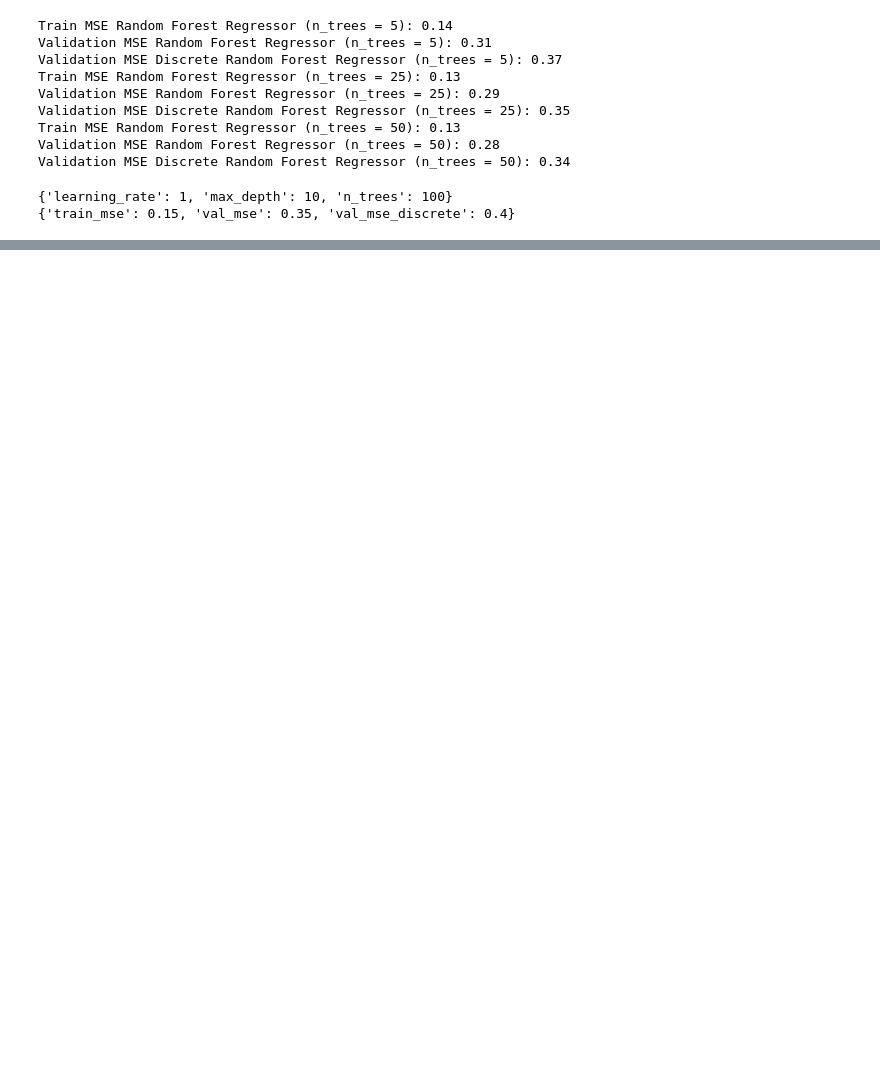
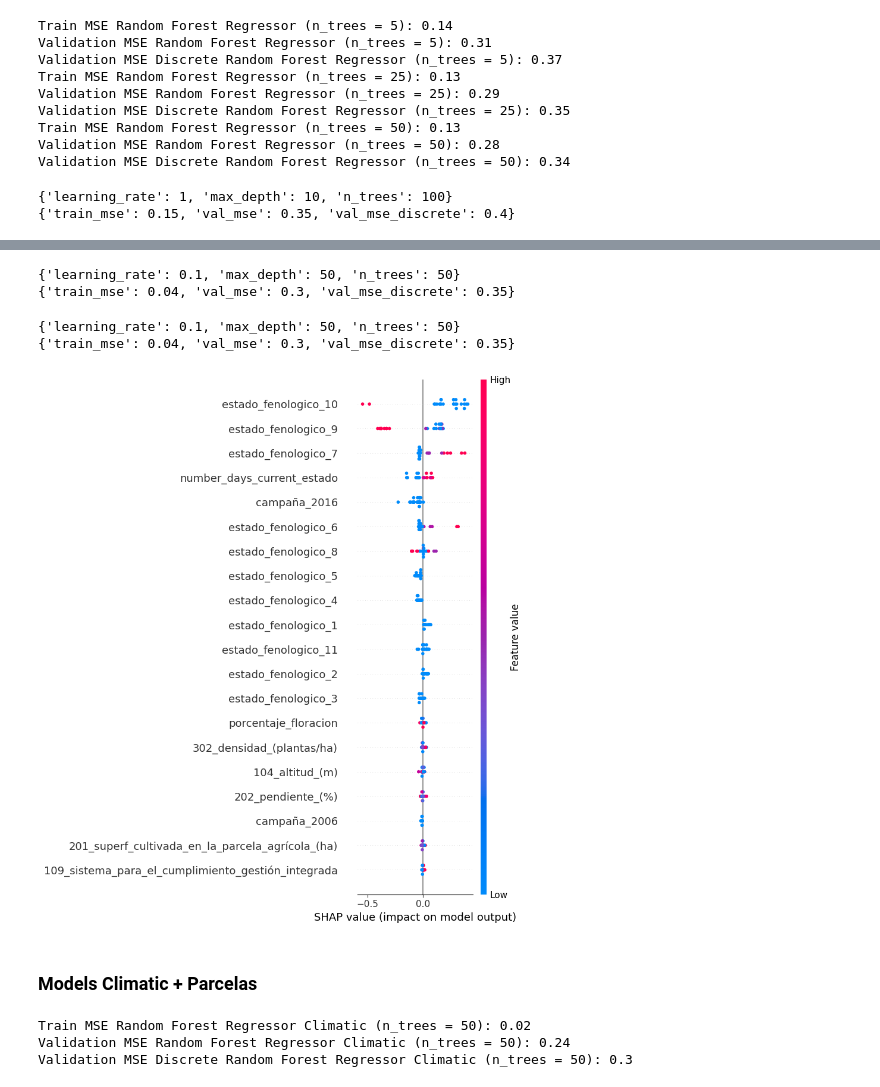
Before and after one commit to Zrive/zrive-ds-4q23-olive, a Jupyter notebook: src/Initial_Training_Analysis.ipynb, the cells around one changed output, grey strips where cells are left out. Cells and saved outputs as stored; diff of their text form; code cells hidden in the pictures; blank space fills up the shorter version.

```diff
--- a/src/Initial_Training_Analysis.ipynb
+++ b/src/Initial_Training_Analysis.ipynb
@@ -250,0 +229,29 @@ shap.summary_plot(shap_values, x_val[:50])
+# %%
+df_all_parcelas = build_dataset_with_features(climate_features=False)
+# %%
+categorical_columns = [
+        "campaña",
+        "105_comarca",
+        "203_orientación",
+        "204_textura_del_suelo",
+        "206_secano_/_regadío",
+        "212_tipo_de_cubierta_vegetal",
+        "304_formación",
+        "308_variedad_principal",
+        "120_zona_biológica_raif",
+        "310_patrón_variedad_principal",
+    ]
+df_all_parcelas[categorical_columns] = df_all_parcelas[categorical_columns].astype("category")
+df_encoded = pd.get_dummies(df_all_parcelas, columns=categorical_columns)
+
+# Display the resulting DataFrame with one-hot encoding
+train, val, test = train_test_val_split(df_encoded)
+x_train, y_train = split_into_x_y(train)
+x_test, y_test = split_into_x_y(test)
+x_val, y_val = split_into_x_y(val)
+
+for n_trees in n_trees_grid:
+    rf = RandomForestRegressor(n_estimators=n_trees)
+    rf.fit(x_train, y_train)
+    get_metrics_train_val(rf,f"Random Forest All Variables Parcelas (n_trees = {n_trees})")
+# df.drop()
@@ -250,0 +268,35 @@ shap.summary_plot(shap_values, x_val[:50])
+# %%
+learning_rates = [0.1]
+depths = [25, 50]
+n_trees = [25, 50,]
+best_score = np.inf
+
+for lr in learning_rates:
+    for depth in depths:
+        for trees in n_trees:
+            xgb_model = xgb.XGBRegressor(objective='reg:squarederror', booster='gbtree', learning_rate=lr, max_depth=depth, n_estimators=trees, random_state=1)
+            xgb_model.fit(x_train, y_train)
+            train_mse, val_mse, val_mse_discrete = get_metrics_train_val(xgb_model,f'All Parcelas: Learning rate: {lr}, max_depth: {depth}, n_estimators: {trees}',print_metrics=False)
+            if val_mse < best_score:
+                best_scores = {'train_mse': train_mse,'val_mse': val_mse, 'val_mse_discrete': val_mse_discrete}
+                best_params = {'learning_rate': lr,'max_depth': depth, 'n_trees': trees}
+
+print(best_params)
+print(best_scores)
+# %% [output]
+{'learning_rate': 0.1, 'max_depth': 50, 'n_trees': 50}
+{'train_mse': 0.04, 'val_mse': 0.3, 'val_mse_discrete': 0.35}
+# %%
+print(best_params)
+print(best_scores)
+# %% [output]
+{'learning_rate': 0.1, 'max_depth': 50, 'n_trees': 50}
+{'train_mse': 0.04, 'val_mse': 0.3, 'val_mse_discrete': 0.35}
+# %%
+explainer = shap.Explainer(rf)
+shap_values = explainer.shap_values(x_val[:25])
+shap.summary_plot(shap_values, x_val[:25])
+# %% [output]
+[figure, added]
+# %% [markdown]
+### Models Climatic + Parcelas
@@ -250,0 +443,11 @@ shap.summary_plot(shap_values, x_val[:50])
+# %%
+n_trees_grid = [50]
+
+for n_trees in n_trees_grid:
+    rf = RandomForestRegressor(n_estimators=n_trees)
+    rf.fit(x_train, y_train)
+    get_metrics_train_val(rf,f"Random Forest Regressor Climatic (n_trees = {n_trees})")
+# %% [output]
+Train MSE Random Forest Regressor Climatic (n_trees = 50): 0.02
+Validation MSE Random Forest Regressor Climatic (n_trees = 50): 0.24
+Validation MSE Discrete Random Forest Regressor Climatic (n_trees = 50): 0.3
```
Also changed, not shown: parts of 32 cells of this notebook.
